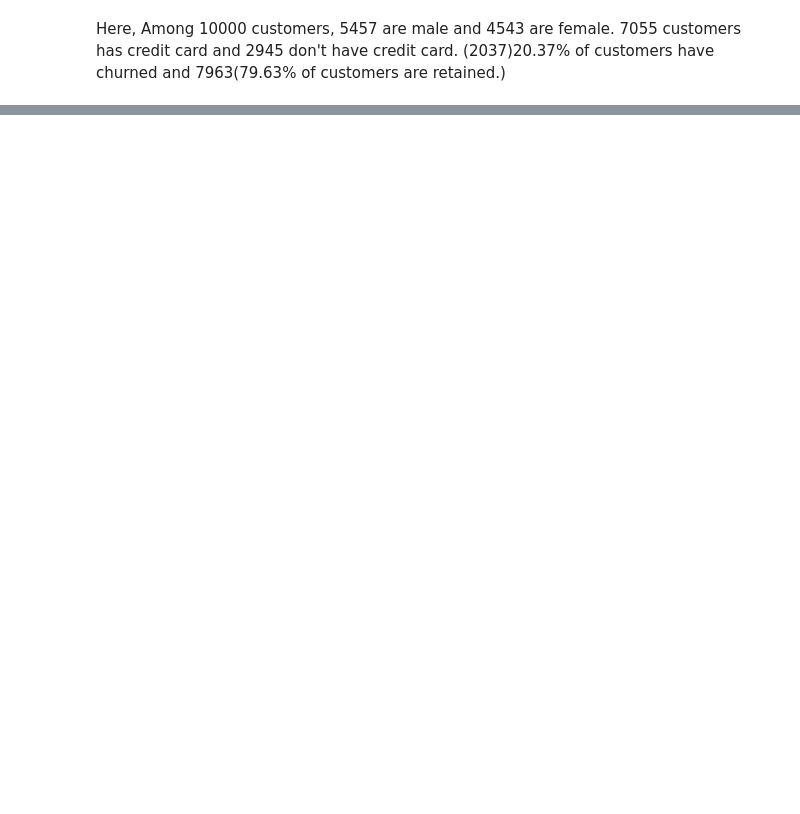
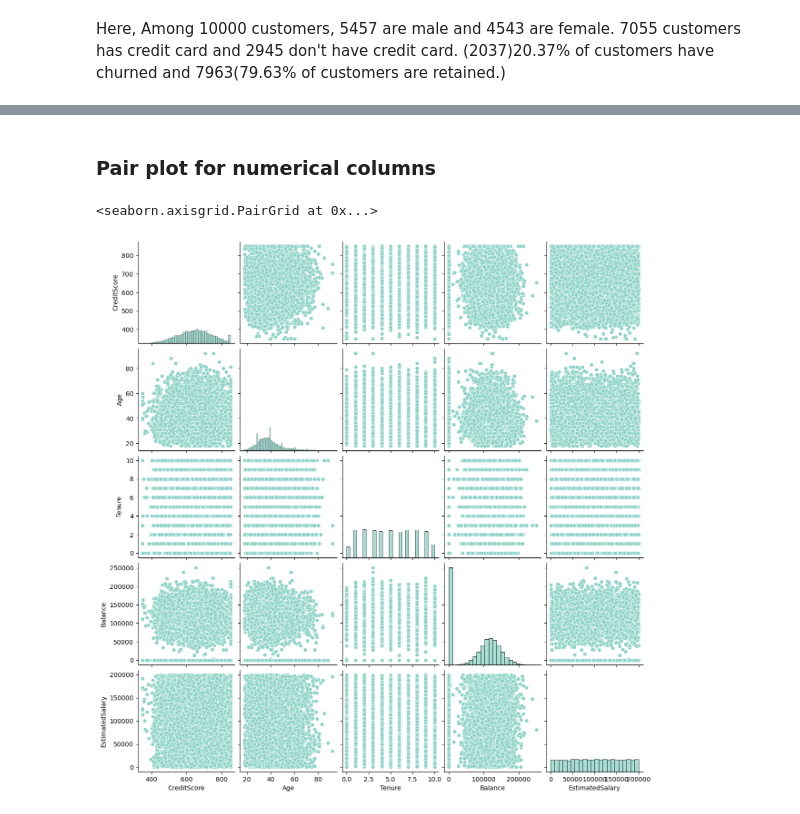
Before and after one commit to shubhampokhrel81/predicting_churn_for_bank_customers, a Jupyter notebook: churn_prediction.ipynb, the cells around one changed output, grey strips where cells are left out. Saved outputs shown, nothing was run; the diff lists cells and outputs as text; code cells hidden in the pictures; blank space fills up the shorter version.

```diff
--- a/churn_prediction.ipynb
+++ b/churn_prediction.ipynb
@@ -183,0 +358,2 @@ plt.show()
+# %%
+df = df.drop(['RowNumber', 'CustomerId', 'Surname'], axis = 1)
@@ -183,0 +382,2 @@ plt.show()
+# %%
+df[['NumOfProducts','HasCrCard','IsActiveMember','Exited']]= df[['NumOfProducts','HasCrCard','IsActiveMember','Exited']].astype('object')
@@ -183,0 +418,8 @@ plt.show()
+# %% [markdown]
+### Pair plot for numerical columns
+# %%
+df_numerical = df.select_dtypes(include=np.number)
+sns.pairplot(df_numerical)
+# %% [output]
+<seaborn.axisgrid.PairGrid at 0x...>
+[figure, added]
```
Also changed, not shown: parts of 29 cells of this notebook.
